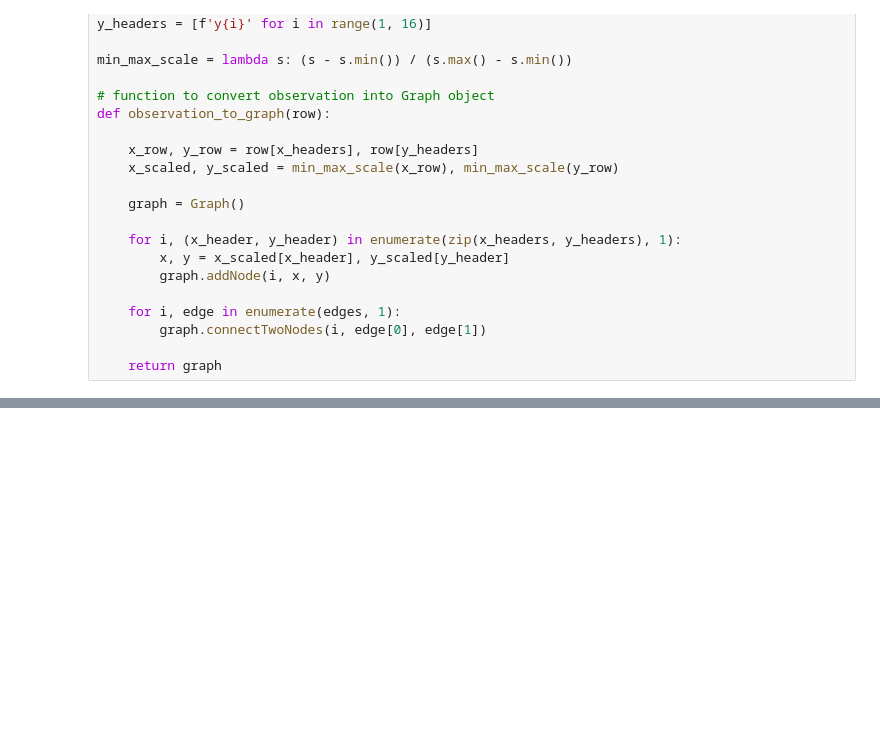
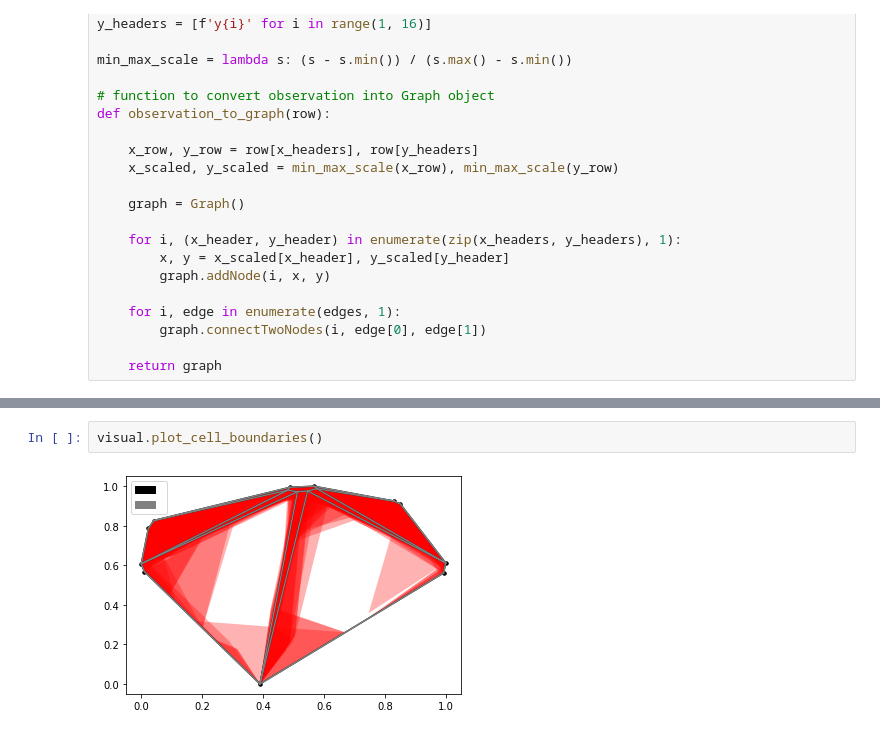
Before and after one commit to compgeomTU/will_rodman_thesis, a Jupyter notebook: leaf_data/maracuya.ipynb, the cells around one changed output, grey strips where cells are left out. Drawn from its saved outputs; the diff is of its cells as text; blank space fills up the shorter version.

```diff
--- a/leaf_data/maracuya.ipynb
+++ b/leaf_data/maracuya.ipynb
@@ -321,0 +176,4 @@ for e in graph2.es:
+# %%
+visual.plot_cell_boundaries()
+# %% [output]
+[figure, added]
```
Also changed, not shown: parts of 35 cells of this notebook, 6 other files.
